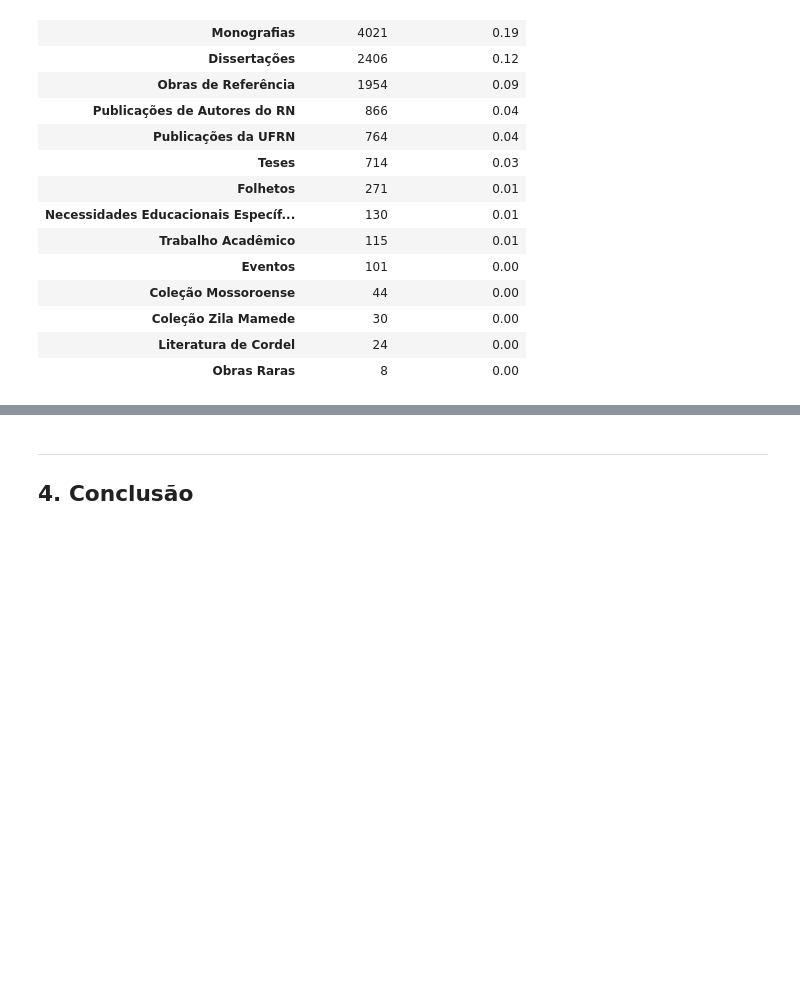
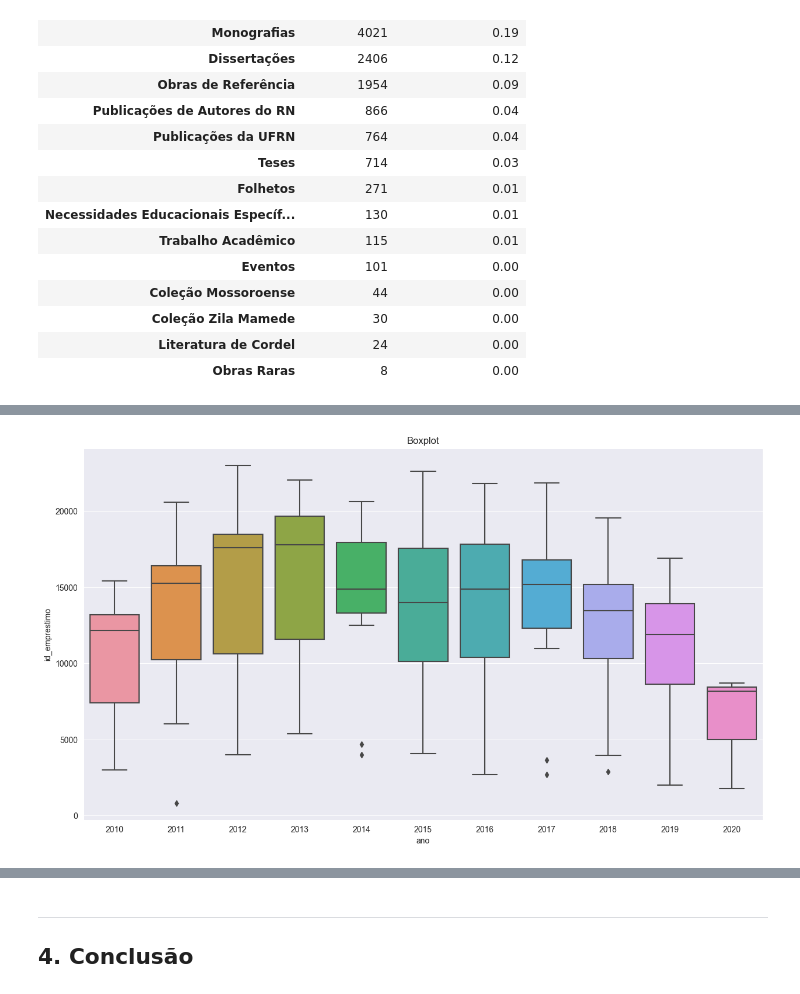
Before and after one commit to leosimoes/Alura-7DaysOfCode-Dados, a Jupyter notebook: Python-Pandas/Bibliotecas.ipynb, the cells around one changed output, grey strips where cells are left out. Drawn from its saved outputs; the diff is of its cells as text; code cells hidden in the pictures; blank space fills up the shorter version.

```diff
--- a/Python-Pandas/Bibliotecas.ipynb
+++ b/Python-Pandas/Bibliotecas.ipynb
@@ -429,0 +497,4 @@ contar_valores(df['colecao'])
+# %%
+plotar_box(emprestimos_ano_vinculo[emprestimos_ano_vinculo['vinculo']=='GRADUAÇÃO'], 'ano', 'id_emprestimo')
+# %% [output]
+[figure, added]
```
Also changed, not shown: parts of 13 cells of this notebook, 1 other file.
